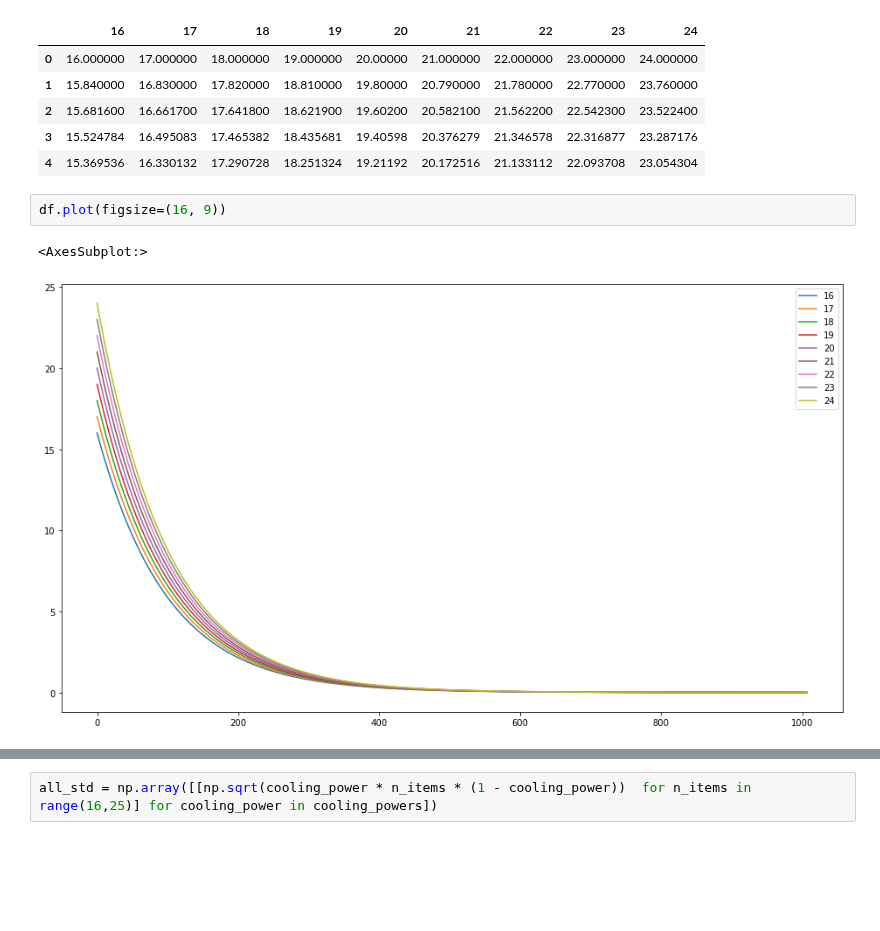
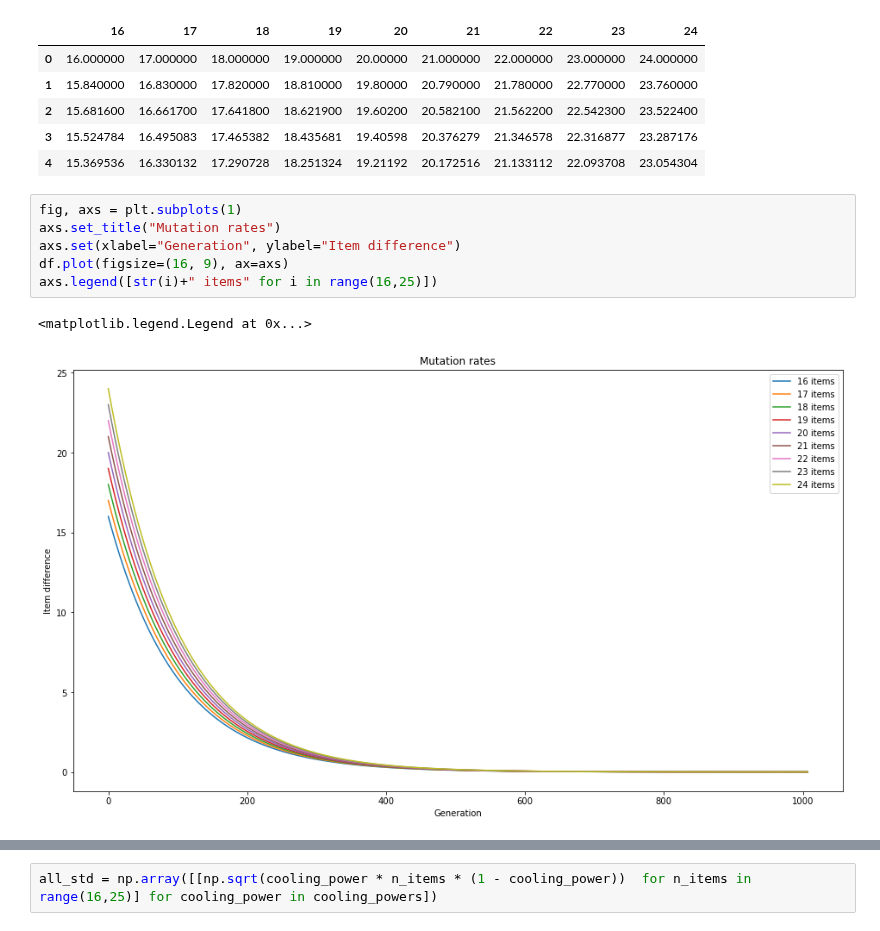
Before and after one commit to Vergenter/mswum, a Jupyter notebook: SAtests.ipynb, the cells around one changed output, grey strips where cells are left out. Cells and saved outputs as stored; diff of their text form; blank space fills up the shorter version.

```diff
--- a/SAtests.ipynb
+++ b/SAtests.ipynb
@@ -31,11 +36,15 @@ df.head()
 | 2 | 15.681600 | 16.661700 | 17.641800 | 18.621900 | 19.60200 | 20.582100 | 21.562200 | 22.542300 | 23.522400 |
 | 3 | 15.524784 | 16.495083 | 17.465382 | 18.435681 | 19.40598 | 20.376279 | 21.346578 | 22.316877 | 23.287176 |
 | 4 | 15.369536 | 16.330132 | 17.290728 | 18.251324 | 19.21192 | 20.172516 | 21.133112 | 22.093708 | 23.054304 |
-# %%
-df.plot(figsize=(16, 9))
-# %% [output]
-<AxesSubplot:>
-[figure, removed]
+# %%
+fig, axs = plt.subplots(1)
+axs.set_title("Mutation rates")
+axs.set(xlabel="Generation", ylabel="Item difference")
+df.plot(figsize=(16, 9), ax=axs)
+axs.legend([str(i)+" items" for i in range(16,25)])
+# %% [output]
+<matplotlib.legend.Legend at 0x...>
+[figure, added]
 # %%
 plt.figure(figsize=(16, 12), dpi=80)
 plt.plot(cooling_powers)
```
Also changed, not shown: parts of 11 cells of this notebook.
